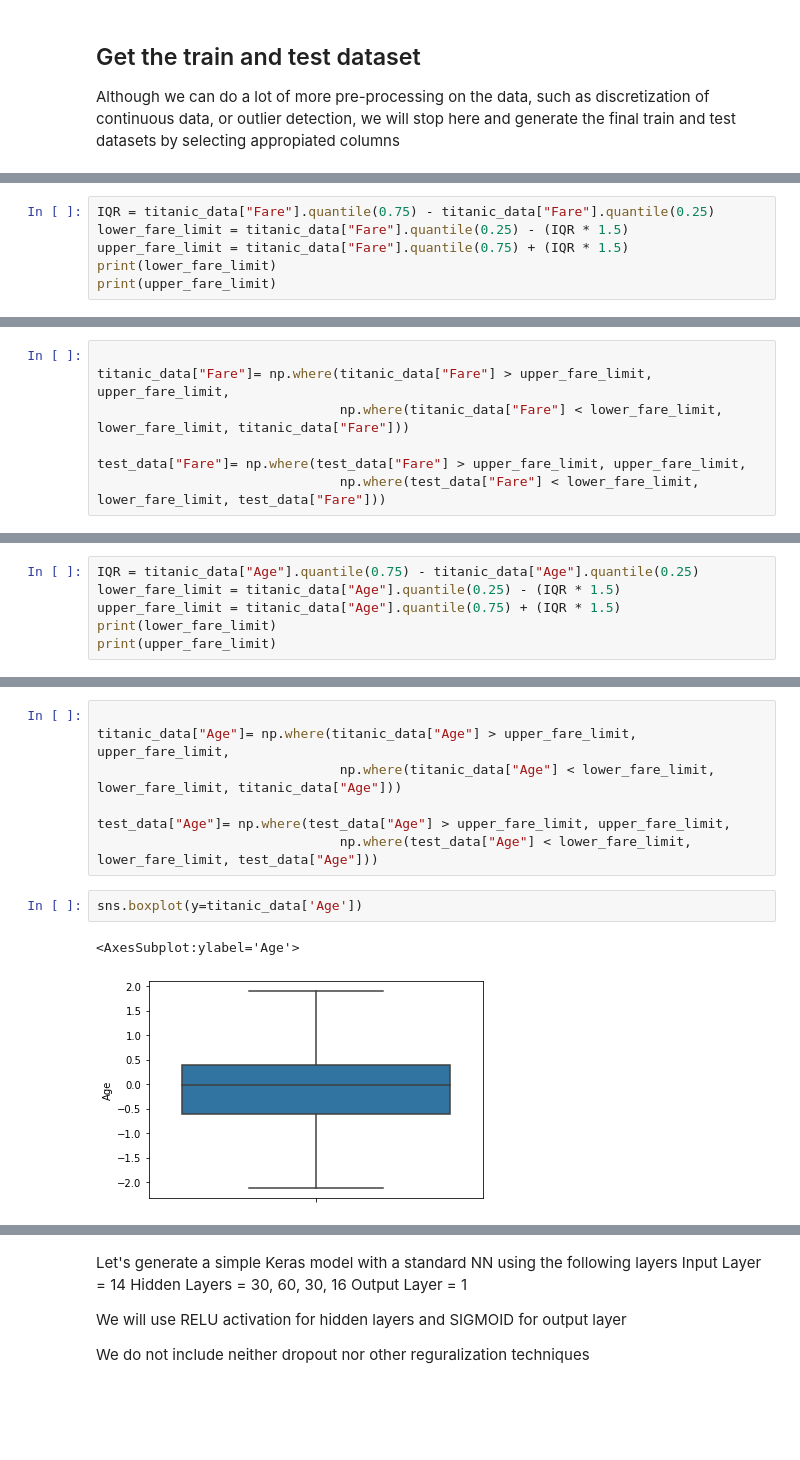
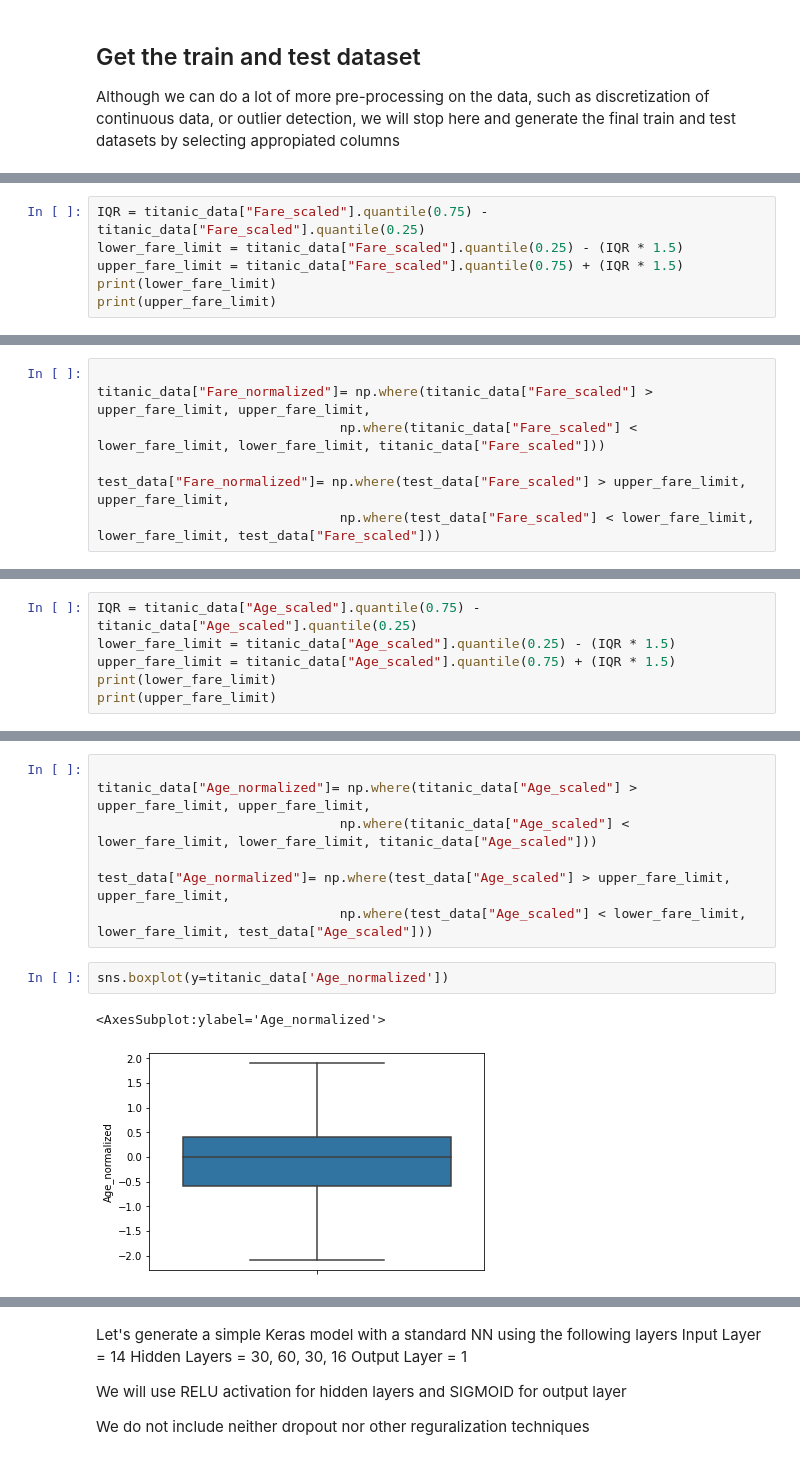
Before and after one commit to amejiasp/kaggle, a Jupyter notebook: titanic/my-first-attempts-in-machine-learning.ipynb, the cells around one changed output, grey strips where cells are left out. Drawn from its saved outputs; the diff is of its cells as text; blank space fills up the shorter version.

```diff
--- a/titanic/my-first-attempts-in-machine-learning.ipynb
+++ b/titanic/my-first-attempts-in-machine-learning.ipynb
@@ -324,7 +338,7 @@ sns.boxplot(y=titanic_data['Age'])
 # %%
-IQR = titanic_data["Fare"].quantile(0.75) - titanic_data["Fare"].quantile(0.25)
-lower_fare_limit = titanic_data["Fare"].quantile(0.25) - (IQR * 1.5)
-upper_fare_limit = titanic_data["Fare"].quantile(0.75) + (IQR * 1.5)
+IQR = titanic_data["Fare_scaled"].quantile(0.75) - titanic_data["Fare_scaled"].quantile(0.25)
+lower_fare_limit = titanic_data["Fare_scaled"].quantile(0.25) - (IQR * 1.5)
+upper_fare_limit = titanic_data["Fare_scaled"].quantile(0.75) + (IQR * 1.5)
 print(lower_fare_limit)
 print(upper_fare_limit)
 # %% [output]
@@ -333,8 +347,8 @@ print(upper_fare_limit)
 # %%
 
-titanic_data["Fare"]= np.where(titanic_data["Fare"] > upper_fare_limit, upper_fare_limit,
-                               np.where(titanic_data["Fare"] < lower_fare_limit, lower_fare_limit, titanic_data["Fare"]))
+titanic_data["Fare_normalized"]= np.where(titanic_data["Fare_scaled"] > upper_fare_limit, upper_fare_limit,
+                               np.where(titanic_data["Fare_scaled"] < lower_fare_limit, lower_fare_limit, titanic_data["Fare_scaled"]))
 
-test_data["Fare"]= np.where(test_data["Fare"] > upper_fare_limit, upper_fare_limit,
-                               np.where(test_data["Fare"] < lower_fare_limit, lower_fare_limit, test_data["Fare"]))
+test_data["Fare_normalized"]= np.where(test_data["Fare_scaled"] > upper_fare_limit, upper_fare_limit,
+                               np.where(test_data["Fare_scaled"] < lower_fare_limit, lower_fare_limit, test_data["Fare_scaled"]))
 # %%
@@ -345,7 +359,7 @@ sns.boxplot(y=titanic_data['Fare'])
 # %%
-IQR = titanic_data["Age"].quantile(0.75) - titanic_data["Age"].quantile(0.25)
-lower_fare_limit = titanic_data["Age"].quantile(0.25) - (IQR * 1.5)
-upper_fare_limit = titanic_data["Age"].quantile(0.75) + (IQR * 1.5)
+IQR = titanic_data["Age_scaled"].quantile(0.75) - titanic_data["Age_scaled"].quantile(0.25)
+lower_fare_limit = titanic_data["Age_scaled"].quantile(0.25) - (IQR * 1.5)
+upper_fare_limit = titanic_data["Age_scaled"].quantile(0.75) + (IQR * 1.5)
 print(lower_fare_limit)
 print(upper_fare_limit)
 # %% [output]
@@ -354,12 +368,12 @@ print(upper_fare_limit)
 # %%
 
-titanic_data["Age"]= np.where(titanic_data["Age"] > upper_fare_limit, upper_fare_limit,
-                               np.where(titanic_data["Age"] < lower_fare_limit, lower_fare_limit, titanic_data["Age"]))
+titanic_data["Age_normalized"]= np.where(titanic_data["Age_scaled"] > upper_fare_limit, upper_fare_limit,
+                               np.where(titanic_data["Age_scaled"] < lower_fare_limit, lower_fare_limit, titanic_data["Age_scaled"]))
 
-test_data["Age"]= np.where(test_data["Age"] > upper_fare_limit, upper_fare_limit,
-                               np.where(test_data["Age"] < lower_fare_limit, lower_fare_limit, test_data["Age"]))
+test_data["Age_normalized"]= np.where(test_data["Age_scaled"] > upper_fare_limit, upper_fare_limit,
+                               np.where(test_data["Age_scaled"] < lower_fare_limit, lower_fare_limit, test_data["Age_scaled"]))
 # %%
-sns.boxplot(y=titanic_data['Age'])
+sns.boxplot(y=titanic_data['Age_normalized'])
 # %% [output]
-<AxesSubplot:ylabel='Age'>
+<AxesSubplot:ylabel='Age_normalized'>
-[figure, old version]
+[figure, new version]
```
Also changed, not shown: parts of 26 cells of this notebook, 1 other file.
